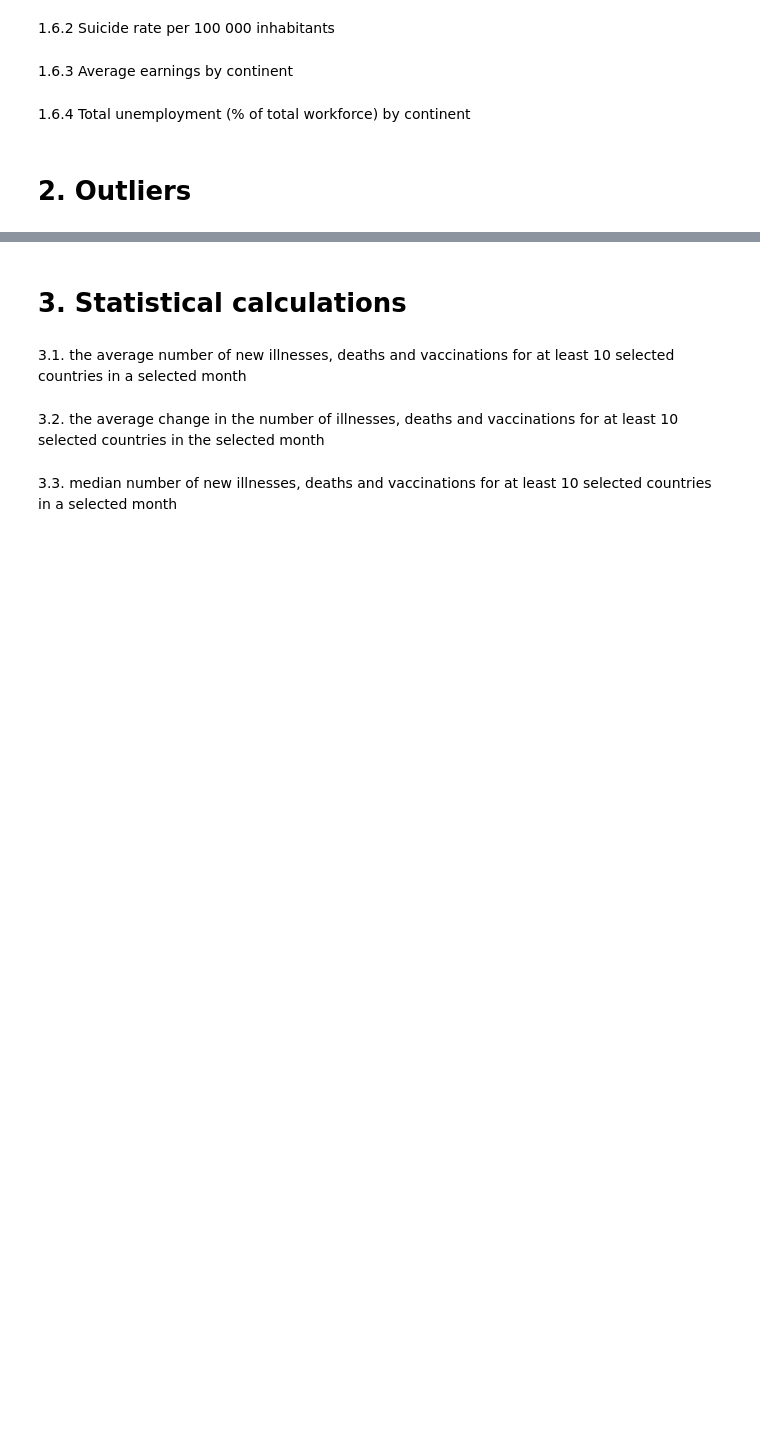
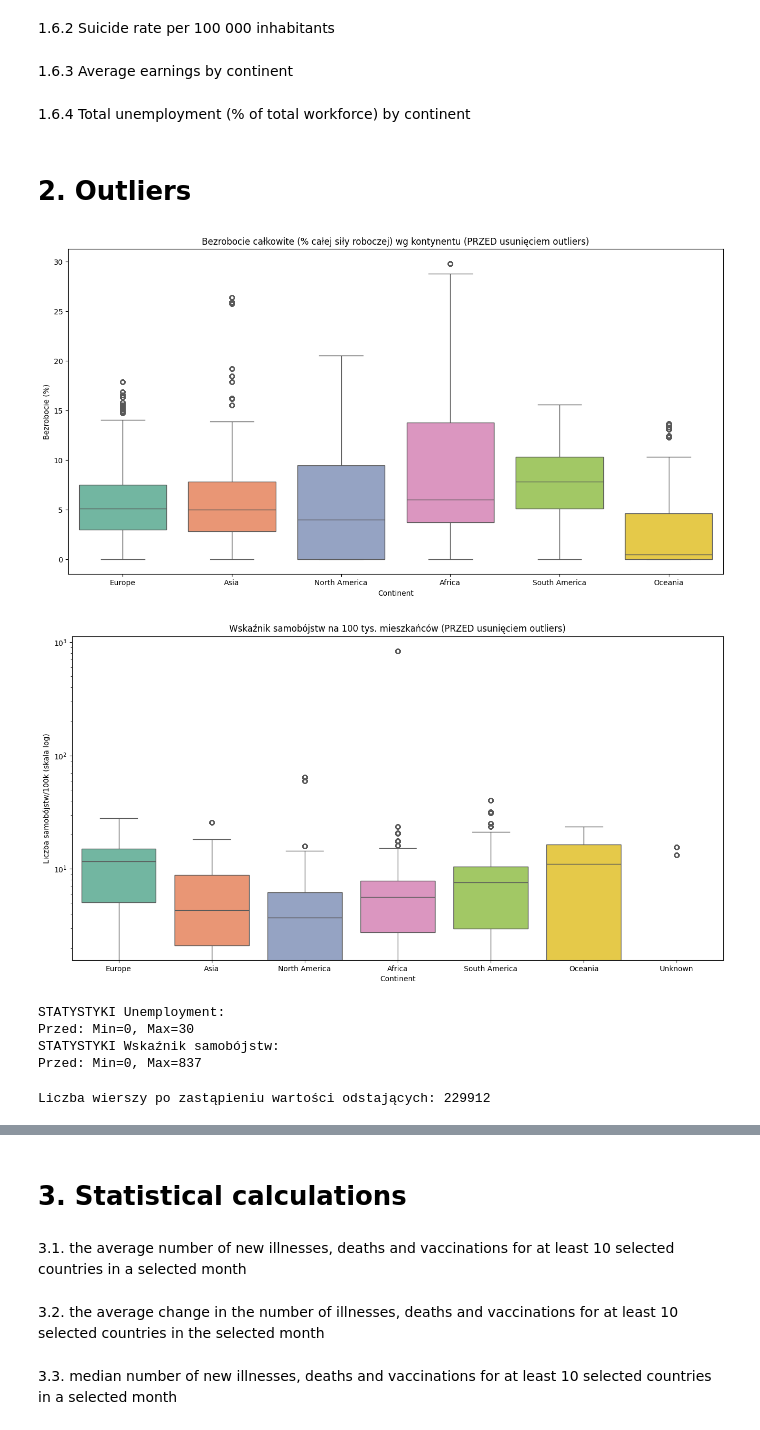
Before and after one commit to Pietras567/BigData, a Jupyter notebook: Task2/data_aggregation_normalization.ipynb, the cells around one changed output, grey strips where cells are left out. Cells and saved outputs as stored; diff of their text form; code cells hidden in the pictures; blank space fills up the shorter version.

Commit message:
Task 2 part 2 charts added

```diff
--- a/Task2/data_aggregation_normalization.ipynb
+++ b/Task2/data_aggregation_normalization.ipynb
@@ -207,4 +225,70 @@ plt.ylabel('Bezrobocie (%)')
 plt.show()
 # %% [markdown]
 <h1>2. Outliers</h1>
+# %%
+# Wykres dla Unemployment, total (% of total labor force) (przed zmianami)
+plt.figure(figsize=(16, 8))
+sns.boxplot(
+    x='Continent',
+    y='Unemployment, total (% of total labor force)',
+    data=df[df['Continent'] != 'Unknown'],
+    hue='Continent',
+    palette='Set2',
+    legend=False
+)
+plt.title('Bezrobocie całkowite (% całej siły roboczej) wg kontynentu (PRZED usunięciem outliers)')
+plt.ylabel('Bezrobocie (%)')
+# plt.yscale('log')
+plt.show()
+
+# Wykres dla SuicideRate_BothSexes_RatePer100k (przed zmianami)
+plt.figure(figsize=(16, 8))
+sns.boxplot(
+    x='Continent',
+    y='SuicideRate_BothSexes_RatePer100k',
+    data=df,
+    hue='Continent',
+    palette='Set2',
+    legend=False
+)
+plt.title('Wskaźnik samobójstw na 100 tys. mieszkańców (PRZED usunięciem outliers)')
+plt.ylabel('Liczba samobójstw/100k (skala log)')
+plt.yscale('log')
+plt.show()
+
+print("\nSTATYSTYKI Unemployment:")
+print(f"Przed: Min={df['Unemployment, total (% of total labor force)'].min():.0f}, Max={df['Unemployment, total (% of total labor force)'].max():.0f}")
+print("STATYSTYKI Wskaźnik samobójstw:")
+print(f"Przed: Min={df['SuicideRate_BothSexes_RatePer100k'].min():.0f}, Max={df['SuicideRate_BothSexes_RatePer100k'].max():.0f}")
+# %% [output]
+[figure, added]
+[figure, added]
+STATYSTYKI Unemployment:
+Przed: Min=0, Max=30
+STATYSTYKI Wskaźnik samobójstw:
+Przed: Min=0, Max=837
+# %%
+# Usuwanie wartości odstających metodą IQR dla Unemployment, total (% of total labor force)
+# Obliczamy kwartyle oraz IQR
+Q1 = df['Unemployment, total (% of total labor force)'].quantile(0.25)
+Q3 = df['Unemployment, total (% of total labor force)'].quantile(0.75)
+IQR = Q3 - Q1
+# Wyznaczamy dolną i górną granicę
+lower_bound = Q1 - 1.5 * IQR
+upper_bound = Q3 + 1.5 * IQR
+
+# print(f"Lower bound: {lower_bound}"
+#       f"\nUpper bound: {upper_bound}")
+# Obliczamy medianę dla kolumny 'Unemployment, total (% of total labor force)'
+median_value = df['Unemployment, total (% of total labor force)'].median()
+
+# Tworzymy maskę identyfikującą wartości odstające
+mask_outliers = (df['Unemployment, total (% of total labor force)'] < lower_bound) | (df['Unemployment, total (% of total labor force)'] > upper_bound)
+
+# Zastępujemy wartości odstające medianą
+df.loc[mask_outliers, 'Unemployment, total (% of total labor force)'] = median_value
+
+print(f"Liczba wierszy po zastąpieniu wartości odstających: {len(df)}")
+# %% [output]
+Liczba wierszy po zastąpieniu wartości odstających: 229912
 # %%
```
Also changed, not shown: parts of 4 cells of this notebook.
